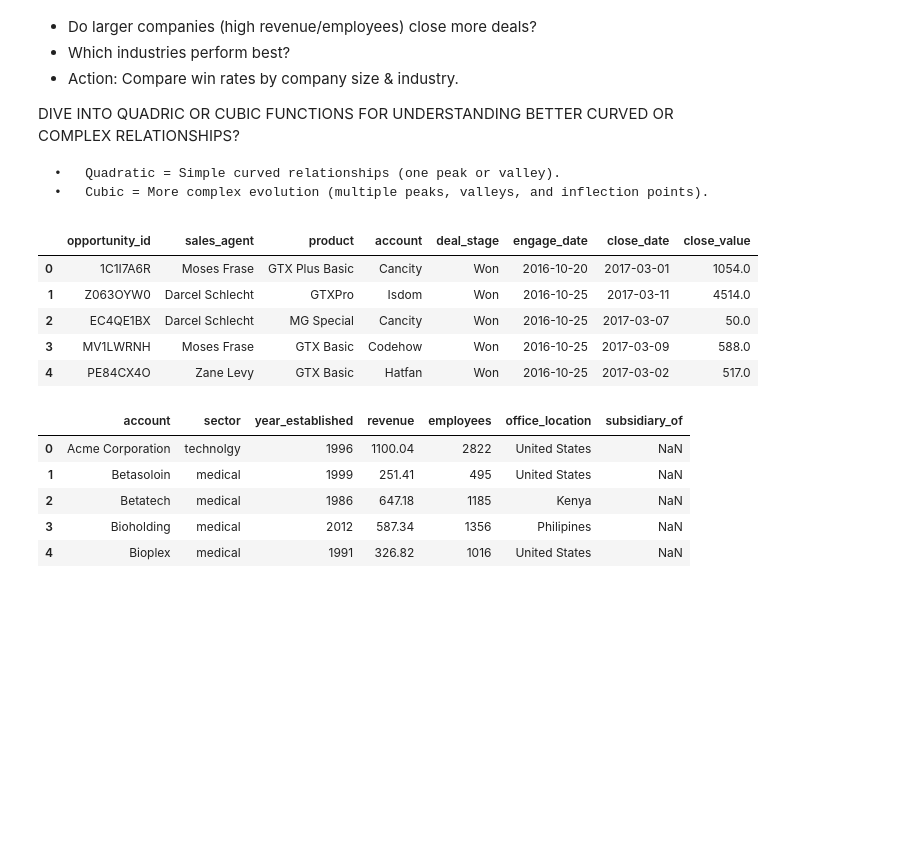
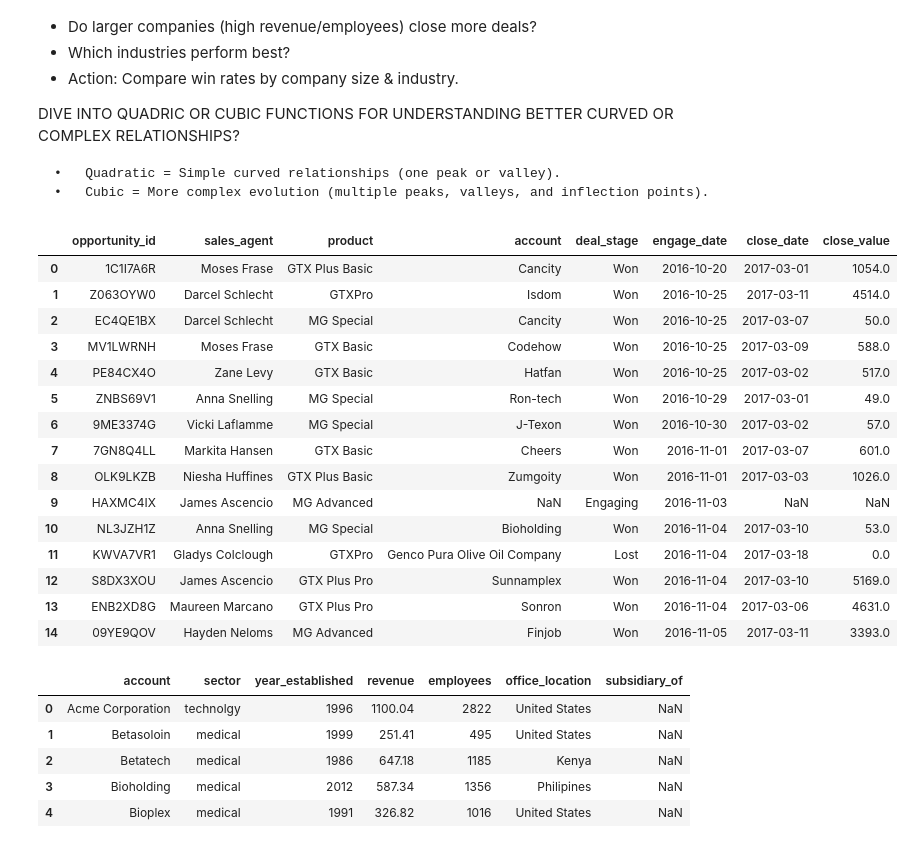
Before and after one commit to Sayocroft/sales-ops-auto, a Jupyter notebook: pipeline_accounts_merge.ipynb, the cells around one changed output. Saved outputs shown, nothing was run; the diff lists cells and outputs as text; code cells hidden in the pictures; blank space fills up the shorter version.

```diff
--- a/pipeline_accounts_merge.ipynb
+++ b/pipeline_accounts_merge.ipynb
@@ -26,14 +26,24 @@ data_path = '/Users/sayo/personal_projects/sales-ops-auto/data'
 sales_pipeline = pd.read_csv(os.path.join(data_path, 'sales_pipeline.csv'))
 accounts = pd.read_csv(os.path.join(data_path, 'accounts.csv'))
 # %%
-sales_pipeline.head()
+sales_pipeline.head(15)
 # %% [output]
 |  | opportunity_id | sales_agent | product | account | deal_stage | engage_date | close_date | close_value |
 | 0 | 1C1I7A6R | Moses Frase | GTX Plus Basic | Cancity | Won | 2016-10-20 | 2017-03-01 | 1054.0 |
 | 1 | Z063OYW0 | Darcel Schlecht | GTXPro | Isdom | Won | 2016-10-25 | 2017-03-11 | 4514.0 |
 | 2 | EC4QE1BX | Darcel Schlecht | MG Special | Cancity | Won | 2016-10-25 | 2017-03-07 | 50.0 |
 | 3 | MV1LWRNH | Moses Frase | GTX Basic | Codehow | Won | 2016-10-25 | 2017-03-09 | 588.0 |
 | 4 | PE84CX4O | Zane Levy | GTX Basic | Hatfan | Won | 2016-10-25 | 2017-03-02 | 517.0 |
+| 5 | ZNBS69V1 | Anna Snelling | MG Special | Ron-tech | Won | 2016-10-29 | 2017-03-01 | 49.0 |
+| 6 | 9ME3374G | Vicki Laflamme | MG Special | J-Texon | Won | 2016-10-30 | 2017-03-02 | 57.0 |
+| 7 | 7GN8Q4LL | Markita Hansen | GTX Basic | Cheers | Won | 2016-11-01 | 2017-03-07 | 601.0 |
+| 8 | OLK9LKZB | Niesha Huffines | GTX Plus Basic | Zumgoity | Won | 2016-11-01 | 2017-03-03 | 1026.0 |
+| 9 | HAXMC4IX | James Ascencio | MG Advanced | NaN | Engaging | 2016-11-03 | NaN | NaN |
+| 10 | NL3JZH1Z | Anna Snelling | MG Special | Bioholding | Won | 2016-11-04 | 2017-03-10 | 53.0 |
+| 11 | KWVA7VR1 | Gladys Colclough | GTXPro | Genco Pura Olive Oil Company | Lost | 2016-11-04 | 2017-03-18 | 0.0 |
+| 12 | S8DX3XOU | James Ascencio | GTX Plus Pro | Sunnamplex | Won | 2016-11-04 | 2017-03-10 | 5169.0 |
+| 13 | ENB2XD8G | Maureen Marcano | GTX Plus Pro | Sonron | Won | 2016-11-04 | 2017-03-06 | 4631.0 |
+| 14 | 09YE9QOV | Hayden Neloms | MG Advanced | Finjob | Won | 2016-11-05 | 2017-03-11 | 3393.0 |
 # %%
 accounts.head()
 # %% [output]
```
Also changed, not shown: parts of 23 cells of this notebook.
